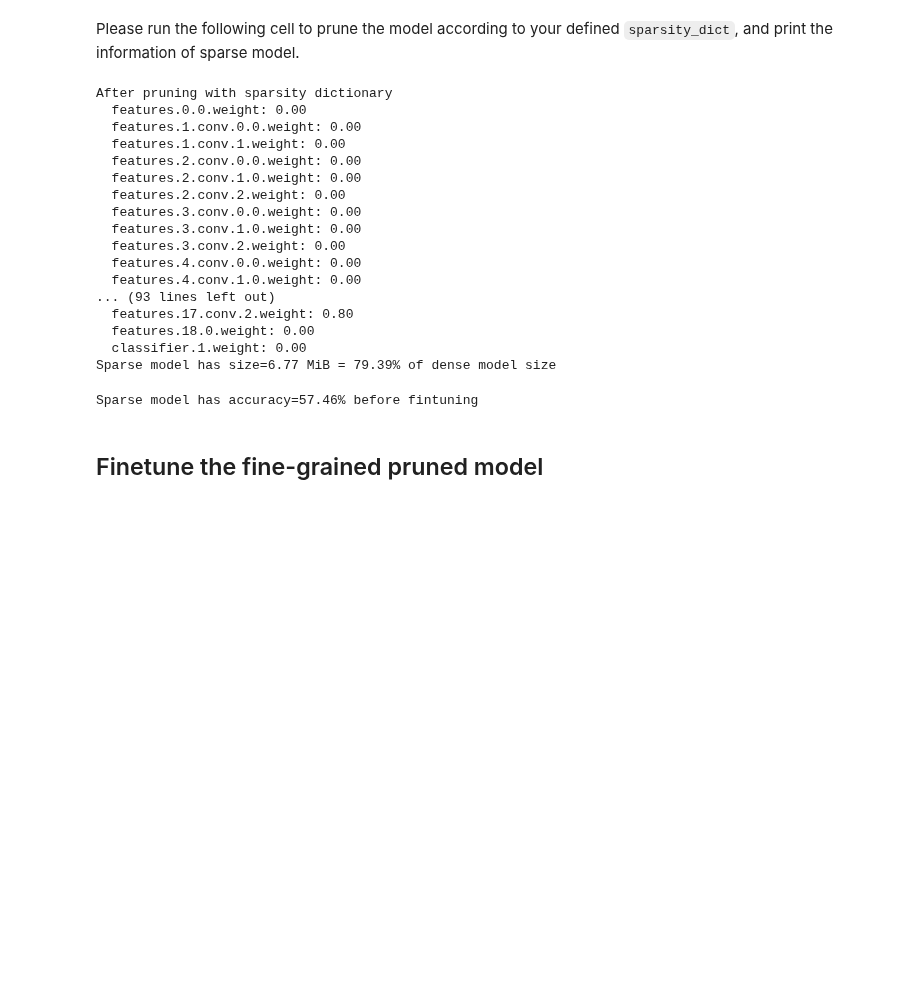
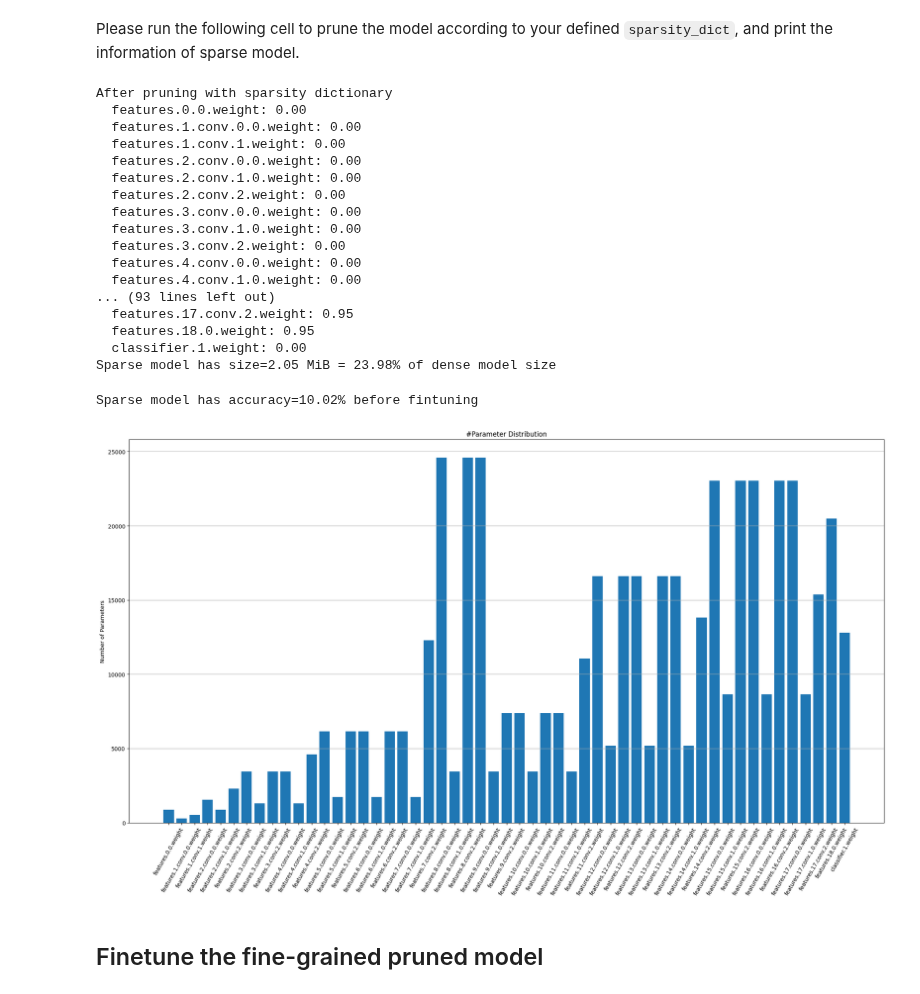
Before and after one commit to shigon255/Edge_AI_Lab, a Jupyter notebook: Lab2/lab2_for_std.ipynb, the cells around one changed output. Drawn from its saved outputs; the diff is of its cells as text; code cells hidden in the pictures; blank space fills up the shorter version.

```diff
--- a/Lab2/lab2_for_std.ipynb
+++ b/Lab2/lab2_for_std.ipynb
@@ -736,38 +724,39 @@ Please run the following cell to prune the model according to your defined `spar
 # %%
 pruner = FineGrainedPruner(model, sparsity_dict)
 print(f'After pruning with sparsity dictionary')
 for name, sparsity in sparsity_dict.items():
     print(f'  {name}: {sparsity:.2f}')
 print(f'The sparsity of each layer becomes')
 for name, param in model.named_parameters():
     if name in sparsity_dict:
         print(f'  {name}: {get_sparsity(param):.2f}')
 
 sparse_model_size = get_model_size(model, count_nonzero_only=True)
 print(f"Sparse model has size={sparse_model_size / MiB:.2f} MiB = {sparse_model_size / dense_model_size * 100:.2f}% of dense model size")
 sparse_model_accuracy = evaluate(model, dataloader['test'])
 print(f"Sparse model has accuracy={sparse_model_accuracy:.2f}% before fintuning")
 
-# plot_weight_distribution(model, count_nonzero_only=True)
+plot_weight_distribution(model, count_nonzero_only=True)
 # %% [output]
 After pruning with sparsity dictionary
   features.0.0.weight: 0.00
   features.1.conv.0.0.weight: 0.00
   features.1.conv.1.weight: 0.00
   features.2.conv.0.0.weight: 0.00
   features.2.conv.1.0.weight: 0.00
   features.2.conv.2.weight: 0.00
   features.3.conv.0.0.weight: 0.00
   features.3.conv.1.0.weight: 0.00
   features.3.conv.2.weight: 0.00
   features.4.conv.0.0.weight: 0.00
   features.4.conv.1.0.weight: 0.00
 ... (93 lines left out)
-  features.17.conv.2.weight: 0.80
-  features.18.0.weight: 0.00
+  features.17.conv.2.weight: 0.95
+  features.18.0.weight: 0.95
   classifier.1.weight: 0.00
-Sparse model has size=6.77 MiB = 79.39% of dense model size
+Sparse model has size=2.05 MiB = 23.98% of dense model size
-Sparse model has accuracy=57.46% before fintuning
+Sparse model has accuracy=10.02% before fintuning
+[figure, added]
 # %% [markdown]
 ## Finetune the fine-grained pruned model
 # %% [markdown]
```
Also changed, not shown: parts of 14 cells of this notebook, 1 other file.
